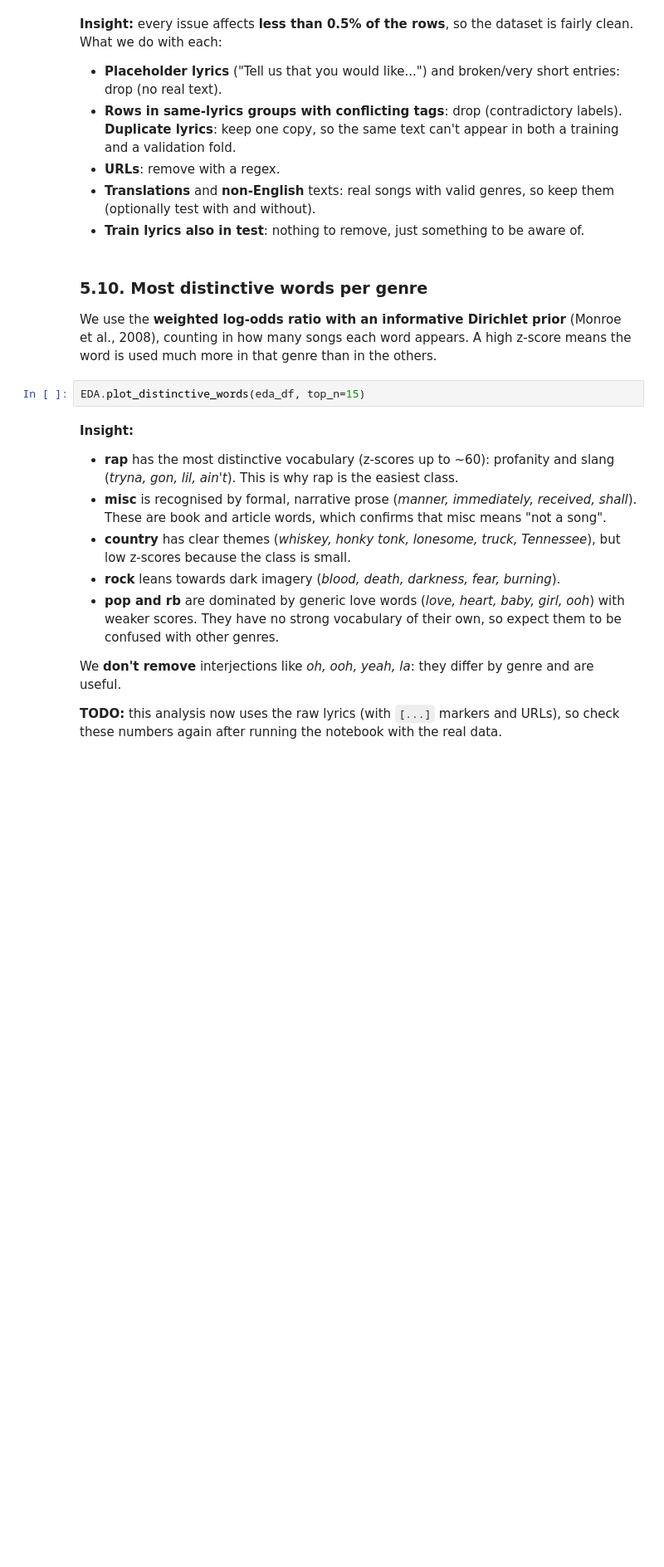
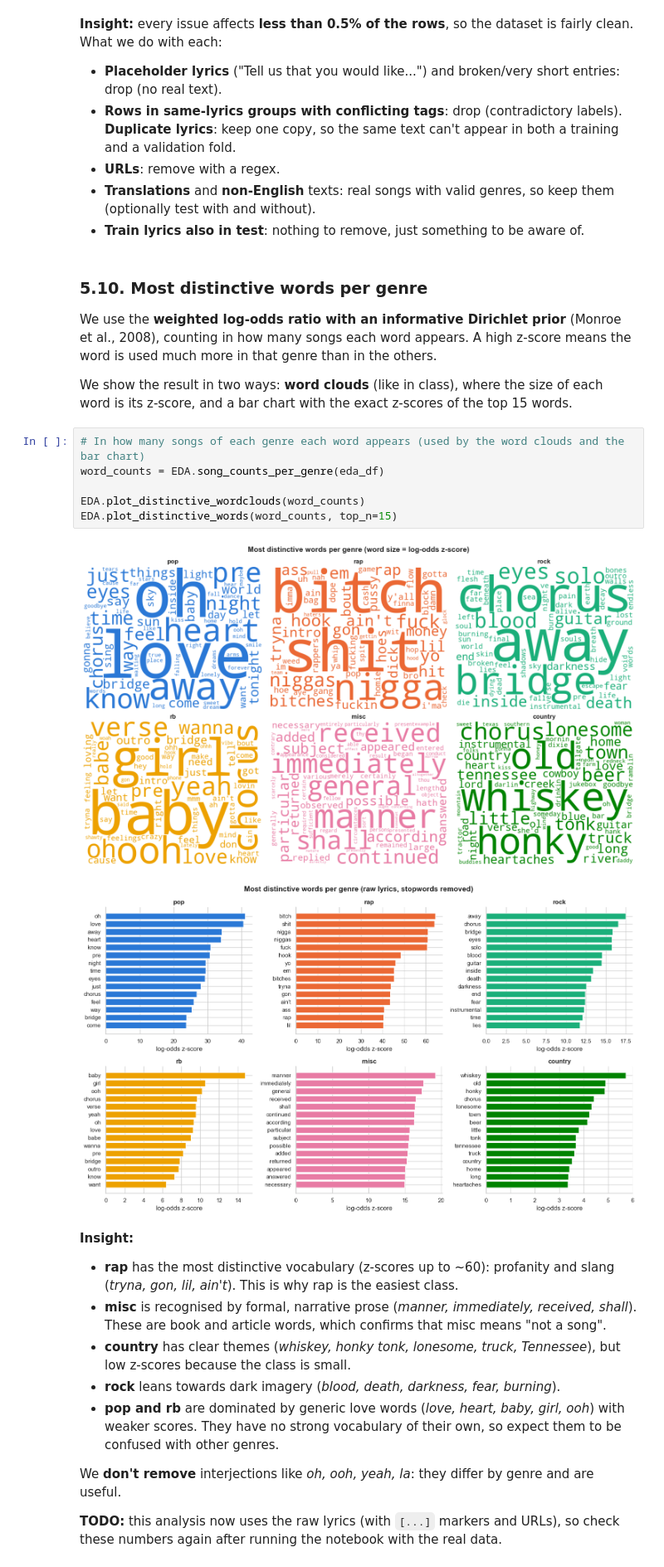
Before and after one commit to gugaffranco/textmining-G08-2026, a Jupyter notebook: 01_Data_Exploration_Preprocessing.ipynb, the cells around one changed output. Shown at 83% size. Drawn from its saved outputs; the diff is of its cells as text; blank space fills up the shorter version.

```diff
--- a/01_Data_Exploration_Preprocessing.ipynb
+++ b/01_Data_Exploration_Preprocessing.ipynb
@@ -378,8 +452,17 @@ EDA.plot_data_quality(issues, n_rows=len(eda_df))
 ### 5.10. Most distinctive words per genre
 
 We use the **weighted log-odds ratio with an informative Dirichlet prior** (Monroe et al., 2008), counting in how many songs each word appears. A high z-score means the word is used much more in that genre than in the others.
+
+We show the result in two ways: **word clouds** (like in class), where the size of each word is its z-score, and a bar chart with the exact z-scores of the top 15 words.
 # %%
-EDA.plot_distinctive_words(eda_df, top_n=15)
+# In how many songs of each genre each word appears (used by the word clouds and the bar chart)
+word_counts = EDA.song_counts_per_genre(eda_df)
+
+EDA.plot_distinctive_wordclouds(word_counts)
+EDA.plot_distinctive_words(word_counts, top_n=15)
+# %% [output]
+[figure, added]
+[figure, added]
 # %% [markdown]
 **Insight:**
 - **rap** has the most distinctive vocabulary (z-scores up to ~60): profanity and slang (*tryna, gon, lil, ain't*). This is why rap is the easiest class.
```
Also changed, not shown: parts of 21 cells of this notebook, 2 other files.
